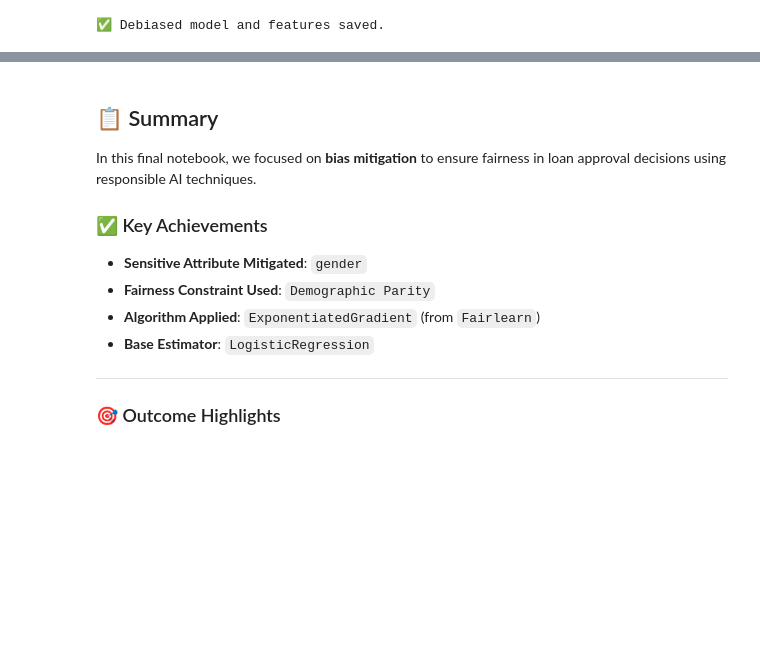
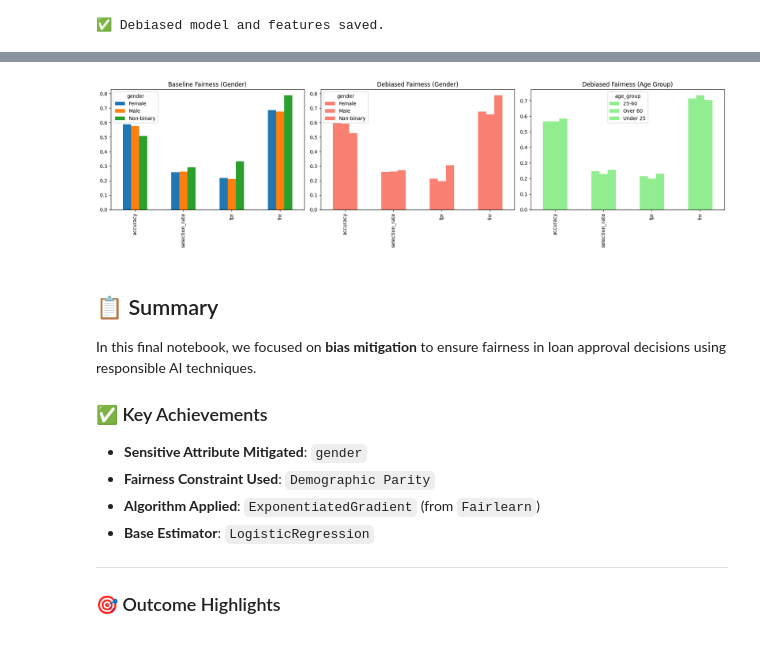
Before and after one commit to RajatShinde3/FairLoans, a Jupyter notebook: notebooks/03_mitigate.ipynb, the cells around one changed output, grey strips where cells are left out. Saved outputs shown, nothing was run; the diff lists cells and outputs as text; code cells hidden in the pictures; blank space fills up the shorter version.

```diff
--- a/notebooks/03_mitigate.ipynb
+++ b/notebooks/03_mitigate.ipynb
@@ -142,0 +234,16 @@ print("✅ Debiased model and features saved.")
+# %%
+fig, ax = plt.subplots(1, 3, figsize=(18, 5))
+
+mf.by_group.T.plot(kind="bar", ax=ax[0])
+ax[0].set_title("Baseline Fairness (Gender)")
+
+mf_fair.by_group.T.plot(kind="bar", color="salmon", ax=ax[1])
+ax[1].set_title("Debiased Fairness (Gender)")
+
+mf_age_fair.by_group.T.plot(kind="bar", color="lightgreen", ax=ax[2])
+ax[2].set_title("Debiased Fairness (Age Group)")
+
+plt.tight_layout()
+plt.show()
+# %% [output]
+[figure, added]
```
Also changed, not shown: parts of 6 cells of this notebook, 4 other files.
